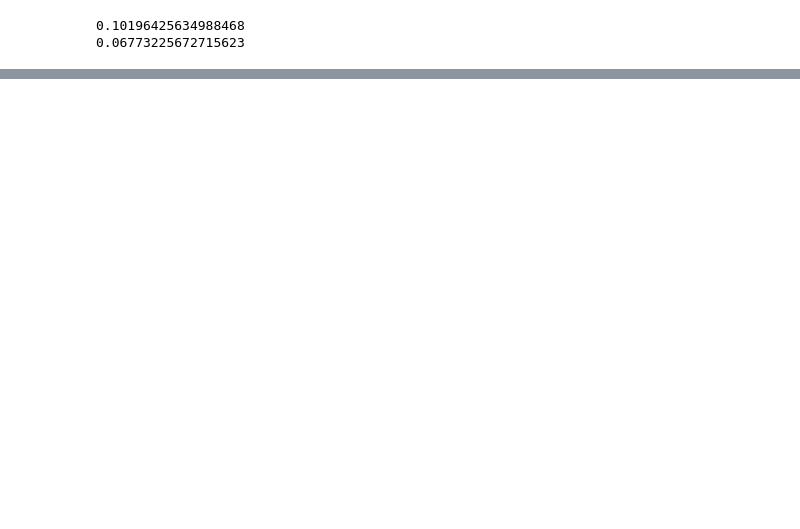
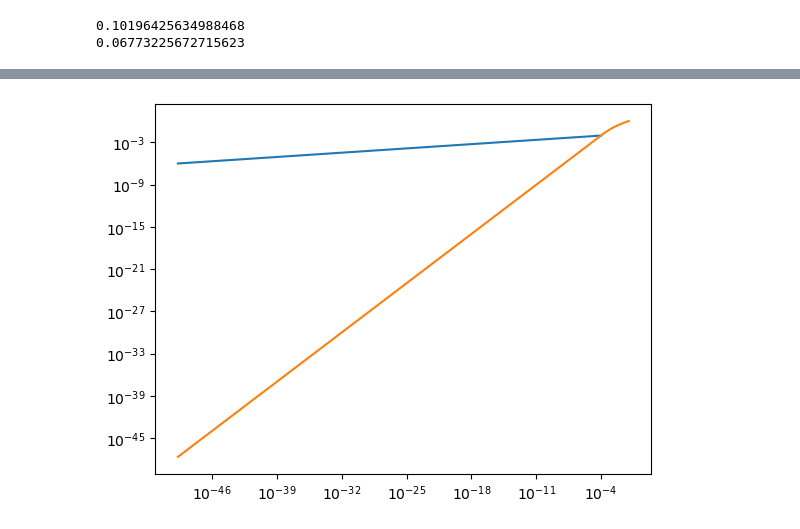
Before and after one commit to CarolaZano/4DEGB-tests, a Jupyter notebook: Background/Sound_and_particle_horizons.ipynb, the cells around one changed output, grey strips where cells are left out. Saved outputs shown, nothing was run; the diff lists cells and outputs as text; code cells hidden in the pictures; blank space fills up the shorter version.

```diff
--- a/Background/Sound_and_particle_horizons.ipynb
+++ b/Background/Sound_and_particle_horizons.ipynb
@@ -135,0 +147,12 @@ plt.legend()
+# %%
+cosmotry = [0.0453,0.027,0,9.227e-5,1e-28,0]
+cosmotry_LCDM = [0.0453,0.027,0,9.227e-5,0,0]
+
+a = np.linspace(2e-50,1e-1, int(1e3))
+plt.plot(a, 1/(a*E(1/a -1 , cosmotry)))
+
+plt.plot(a, 1/(a*E(1/a -1 , cosmotry_LCDM)))
+plt.xscale("log")
+plt.yscale("log")
+# %% [output]
+[figure, added]
```
Also changed, not shown: parts of 4 cells of this notebook.
